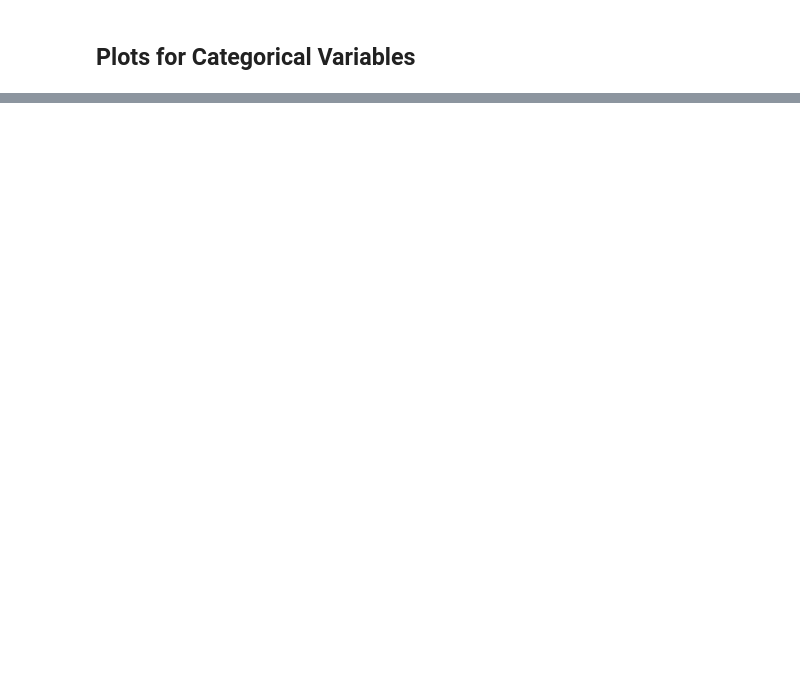
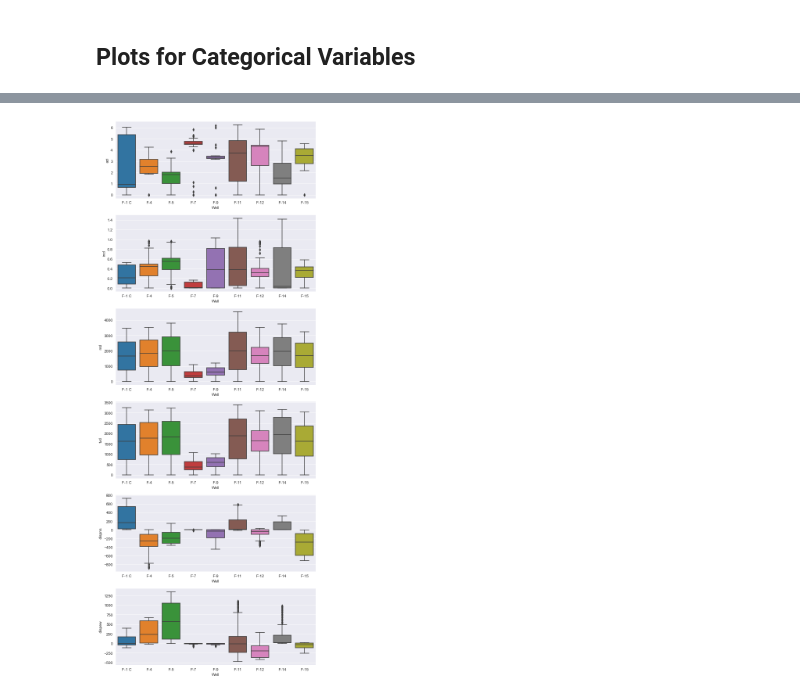
Before and after one commit to FreddyEcu-Ch/Drilling, a Jupyter notebook: DT_EDA.ipynb, the cells around one changed output, grey strips where cells are left out. Cells and saved outputs as stored; diff of their text form; code cells hidden in the pictures; blank space fills up the shorter version.

```diff
--- a/DT_EDA.ipynb
+++ b/DT_EDA.ipynb
@@ -202,7 +252,9 @@ ConversionError: Failed to convert value(s) to axis units: 'ticks'
 # %%
 columns = ['azi', 'incl', 'md', 'tvd', 'dispns', 'dispew']
-fig, ax = plt.subplots(len(columns), 1, figsize=(8,20))
+fig_2, axes = plt.subplots(len(columns), 1, figsize=(8,20))
 
-for col, axes in zip(columns, ax):
+for col, axes in zip(columns, axes):
     sns.boxplot(data=df_all_wells, x='Well', y=col, ax=axes)
     plt.tight_layout()
+# %% [output]
+[figure, added]
```
Also changed, not shown: parts of 15 cells of this notebook.
